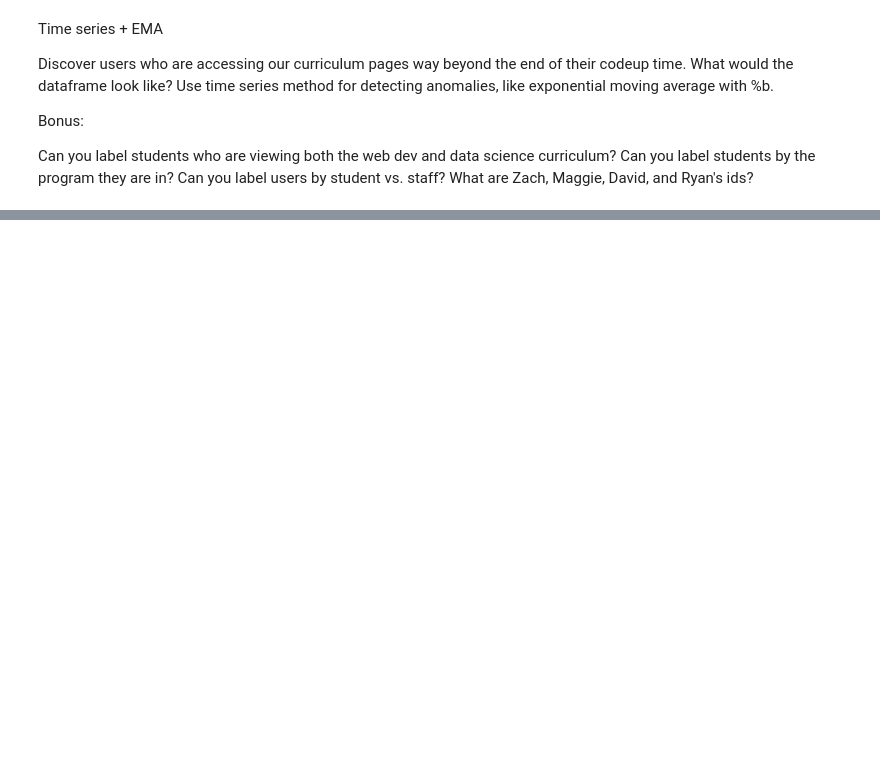
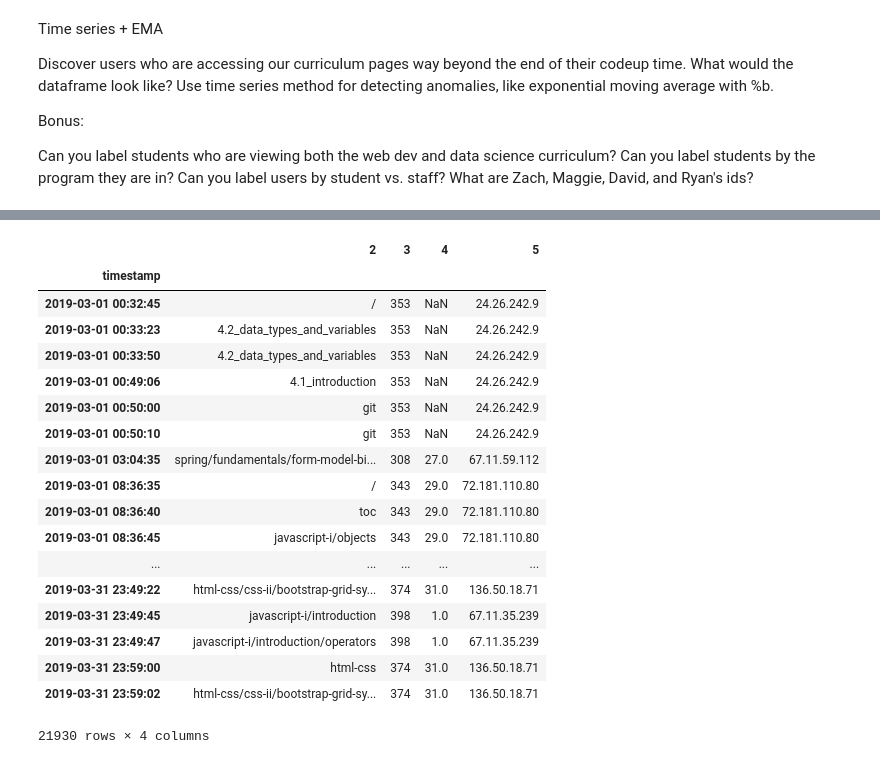
Before and after one commit to Jeff-Hutchins/ds-methodologies-exercises, a Jupyter notebook: anomaly_detection/time_series_anomaly_detection.ipynb, the cells around one changed output, grey strips where cells are left out. Drawn from its saved outputs; the diff is of its cells as text; code cells hidden in the pictures; blank space fills up the shorter version.

```diff
--- a/anomaly_detection/time_series_anomaly_detection.ipynb
+++ b/anomaly_detection/time_series_anomaly_detection.ipynb
@@ -82,27 +8,0 @@ FileNotFoundError: [Errno 2] File b'nonymized-curriculum-access.txt' does not ex
-# %%
-colnames=['ip', 'timestamp', 'request_method', 'status', 'size',
-          'destination', 'request_agent']
-df_orig = pd.read_csv('http://python.zach.lol/access.log',
-                 engine='python',
-                 header=None,
-                 index_col=False,
-                 names=colnames,
-                 sep=r'\s(?=(?:[^"]*"[^"]*")*[^"]*$)(?![^\[]*\])',
-                 na_values='"-"',
-                 usecols=[0, 3, 4, 5, 6, 7, 8]
-)
-
-new = pd.DataFrame([["95.31.18.119", "[21/Apr/2019:10:02:41+0000]",
-                     "GET /api/v1/items/HTTP/1.1", 200, 1153005, np.nan,
-                     "python-requests/2.21.0"],
-                    ["95.31.16.121", "[17/Apr/2019:19:36:41+0000]",
-                     "GET /api/v1/sales?page=79/HTTP/1.1", 301, 1005, np.nan,
-                     "python-requests/2.21.0"],
-                    ["97.105.15.120", "[18/Apr/2019:19:42:41+0000]",
-                     "GET /api/v1/sales?page=79/HTTP/1.1", 301, 2560, np.nan,
-                     "python-requests/2.21.0"],
-                    ["97.105.19.58", "[19/Apr/2019:19:42:41+0000]",
-                     "GET /api/v1/sales?page=79/HTTP/1.1", 200, 2056327, np.nan,
-                     "python-requests/2.21.0"]], columns=colnames)
-
-df = df_orig.append(new)
@@ -108,0 +107,22 @@ df = df_orig.append(new)
+# %%
+df['2019-03']
+# %% [output]
+|  | 2 | 3 | 4 | 5 |
+| timestamp |  |  |  |  |
+| 2019-03-01 00:32:45 | / | 353 | NaN | 24.26.242.9 |
+| 2019-03-01 00:33:23 | 4.2_data_types_and_variables | 353 | NaN | 24.26.242.9 |
+| 2019-03-01 00:33:50 | 4.2_data_types_and_variables | 353 | NaN | 24.26.242.9 |
+| 2019-03-01 00:49:06 | 4.1_introduction | 353 | NaN | 24.26.242.9 |
+| 2019-03-01 00:50:00 | git | 353 | NaN | 24.26.242.9 |
+| 2019-03-01 00:50:10 | git | 353 | NaN | 24.26.242.9 |
+| 2019-03-01 03:04:35 | spring/fundamentals/form-model-bi... | 308 | 27.0 | 67.11.59.112 |
+| 2019-03-01 08:36:35 | / | 343 | 29.0 | 72.181.110.80 |
+| 2019-03-01 08:36:40 | toc | 343 | 29.0 | 72.181.110.80 |
+| 2019-03-01 08:36:45 | javascript-i/objects | 343 | 29.0 | 72.181.110.80 |
+| ... | ... | ... | ... | ... |
+| 2019-03-31 23:49:22 | html-css/css-ii/bootstrap-grid-sy... | 374 | 31.0 | 136.50.18.71 |
+| 2019-03-31 23:49:45 | javascript-i/introduction | 398 | 1.0 | 67.11.35.239 |
+| 2019-03-31 23:49:47 | javascript-i/introduction/operators | 398 | 1.0 | 67.11.35.239 |
+| 2019-03-31 23:59:00 | html-css | 374 | 31.0 | 136.50.18.71 |
+| 2019-03-31 23:59:02 | html-css/css-ii/bootstrap-grid-sy... | 374 | 31.0 | 136.50.18.71 |
+21930 rows × 4 columns
```
Also changed, not shown: parts of 49 cells of this notebook, 1 other file.
